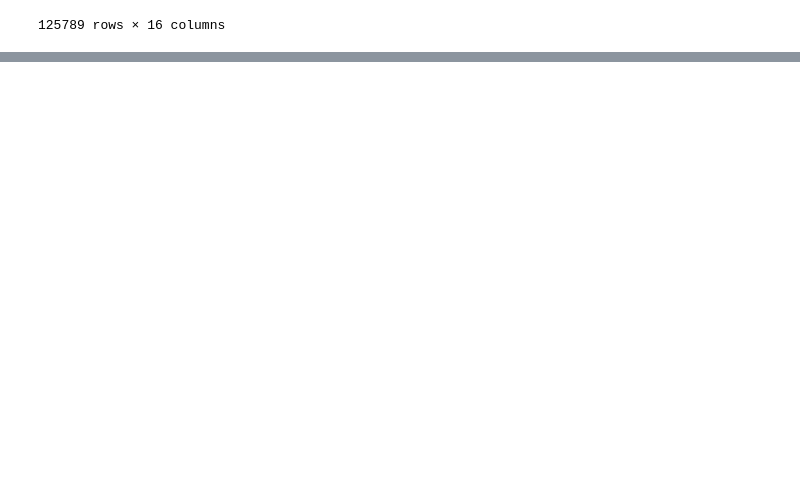
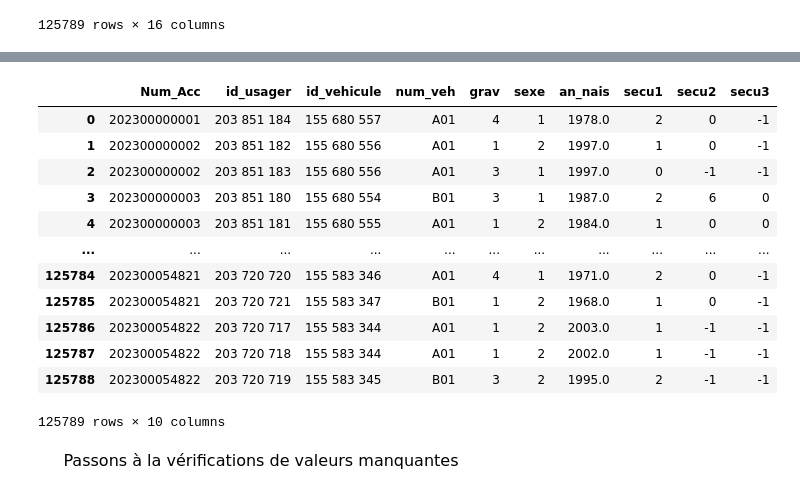
Before and after one commit to Deeson2002/Projet-python, a Jupyter notebook: Projet.ipynb, the cells around one changed output, grey strips where cells are left out. Cells and saved outputs as stored; diff of their text form; code cells hidden in the pictures; blank space fills up the shorter version.

```diff
--- a/Projet.ipynb
+++ b/Projet.ipynb
@@ -117,0 +167,19 @@ lieux
+# %%
+usagers=usagers[['Num_Acc', 'id_usager', 'id_vehicule', 'num_veh','grav', 'sexe', 'an_nais','secu1', 'secu2', 'secu3']]
+usagers
+# %% [output]
+|  | Num_Acc | id_usager | id_vehicule | num_veh | grav | sexe | an_nais | secu1 | secu2 | secu3 |
+| 0 | 202300000001 | 203 851 184 | 155 680 557 | A01 | 4 | 1 | 1978.0 | 2 | 0 | -1 |
+| 1 | 202300000002 | 203 851 182 | 155 680 556 | A01 | 1 | 2 | 1997.0 | 1 | 0 | -1 |
+| 2 | 202300000002 | 203 851 183 | 155 680 556 | A01 | 3 | 1 | 1997.0 | 0 | -1 | -1 |
+| 3 | 202300000003 | 203 851 180 | 155 680 554 | B01 | 3 | 1 | 1987.0 | 2 | 6 | 0 |
+| 4 | 202300000003 | 203 851 181 | 155 680 555 | A01 | 1 | 2 | 1984.0 | 1 | 0 | 0 |
+| ... | ... | ... | ... | ... | ... | ... | ... | ... | ... | ... |
+| 125784 | 202300054821 | 203 720 720 | 155 583 346 | A01 | 4 | 1 | 1971.0 | 2 | 0 | -1 |
+| 125785 | 202300054821 | 203 720 721 | 155 583 347 | B01 | 1 | 2 | 1968.0 | 1 | 0 | -1 |
+| 125786 | 202300054822 | 203 720 717 | 155 583 344 | A01 | 1 | 2 | 2003.0 | 1 | -1 | -1 |
+| 125787 | 202300054822 | 203 720 718 | 155 583 344 | A01 | 1 | 2 | 2002.0 | 1 | -1 | -1 |
+| 125788 | 202300054822 | 203 720 719 | 155 583 345 | B01 | 3 | 2 | 1995.0 | 2 | -1 | -1 |
+125789 rows × 10 columns
+# %% [markdown]
+<span style="font-family: 'Times New Roman'; font-size: 16px;"> &nbsp;&nbsp;&nbsp;&nbsp; Passons à la vérifications de valeurs manquantes </span>
```
Also changed, not shown: parts of 23 cells of this notebook, 11 other files.
